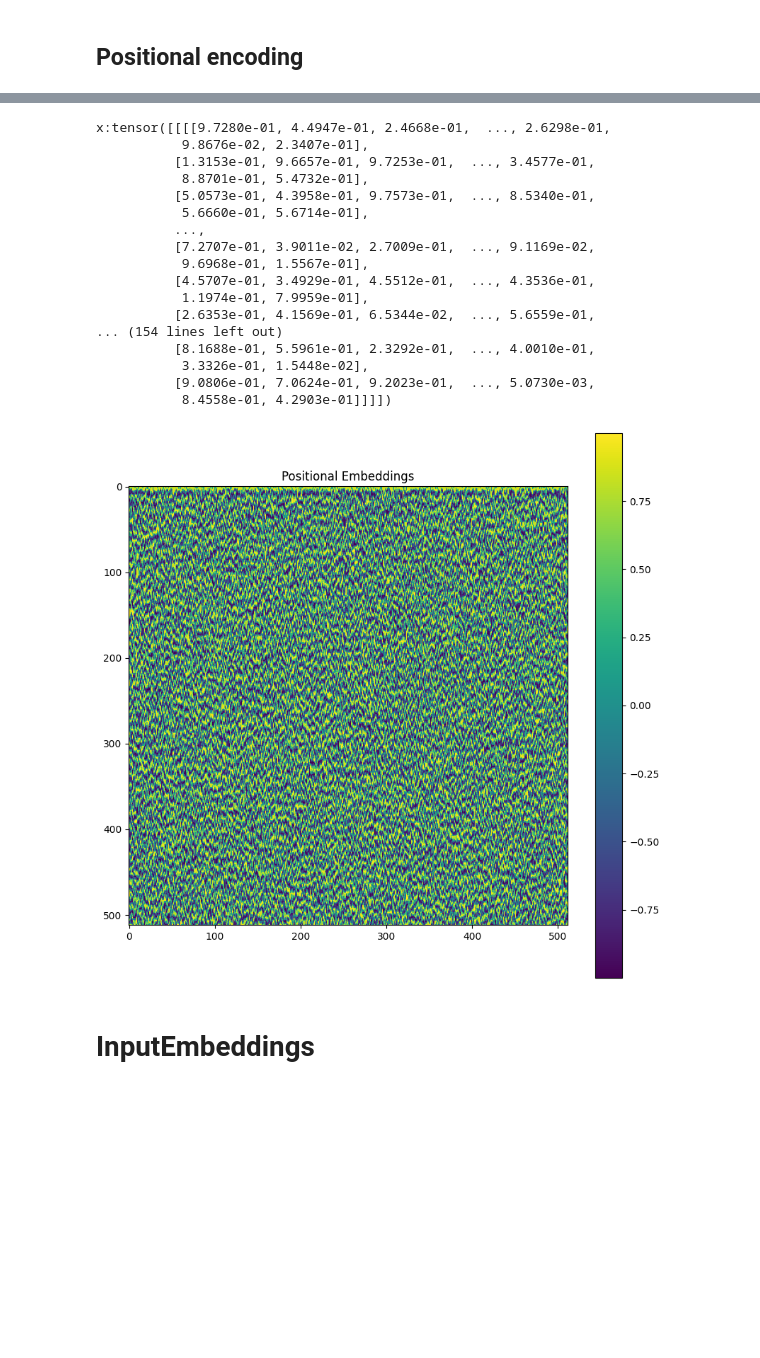
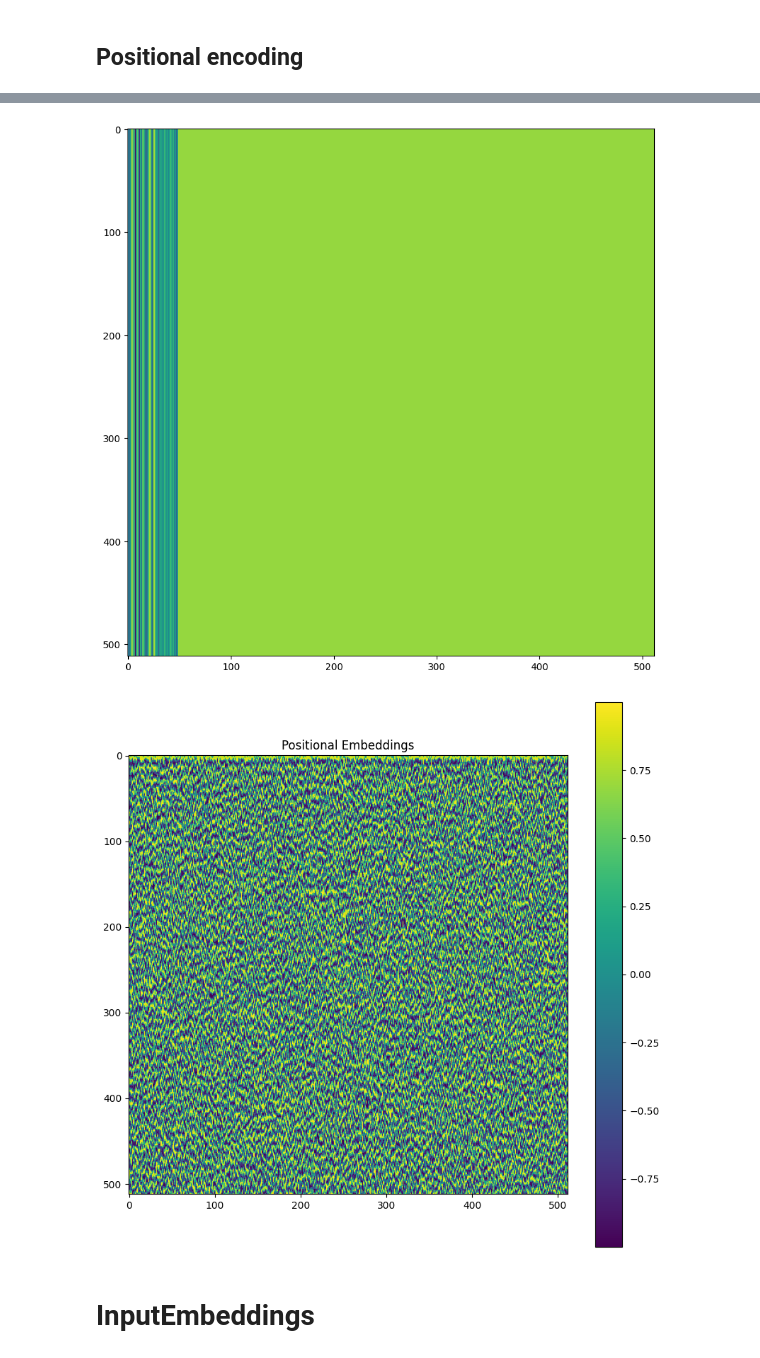
Before and after one commit to robot-76/project_one, a Jupyter notebook: coco_detr.ipynb, the cells around one changed output, grey strips where cells are left out. Drawn from its saved outputs; the diff is of its cells as text; code cells hidden in the pictures; blank space fills up the shorter version.

```diff
--- a/coco_detr.ipynb
+++ b/coco_detr.ipynb
@@ -83,3 +150,17 @@ masks = torch.randint(0, 2, (4, 512, 512), dtype=torch.bool)
 
 
 tensor_list = TensorList(images, masks)
+# %%
+# Define arguments for positional encoding - specify the desired method
+args_sine = {'position_embedding': 'sine', 'hidden_dim': 256}
+args_learned = {'position_embedding': 'learned', 'hidden_dim': 256}
+
+# Call build_position_encoding with the arguments for sine encoding
+position_encoding_func_sine = SimpleDetr.build_position_encoding(args_sine)
+
+# Call build_position_encoding with the arguments for learned encoding
+position_encoding_func_learned = SimpleDetr.build_position_encoding(args_learned)
+
+# Now, you can call the obtained functions with tensor_list as argument to get the positional encoding tensors
+pos_sine = position_encoding_func_sine(tensor_list)
+pos_learned = position_encoding_func_learned(tensor_list)
@@ -86,37 +185,25 @@ tensor_list = TensorList(images, masks)
 # %%
 import matplotlib.pyplot as plt
 
-# Assume pos is your positional embedding tensor
-pos = SimpleDetr.position_embedding_sine(tensor_list)
+
 
 # Convert tensor to numpy array
-pos_np = pos.detach().numpy()
+pos_np = pos_learned.detach().numpy()
+os_np = pos_sine.detach().numpy()
 
 # Plot the positional embeddings
 plt.figure(figsize=(10,10))
 plt.imshow(pos_np[0][0], cmap='viridis')
+
+plt.figure(figsize=(10,10))
+plt.imshow(os_np[0][0], cmap='viridis')
+
 plt.colorbar()
 plt.title('Positional Embeddings')
 plt.show()
 # %% [output]
-x:tensor([[[[9.7280e-01, 4.4947e-01, 2.4668e-01,  ..., 2.6298e-01,
-           9.8676e-02, 2.3407e-01],
-          [1.3153e-01, 9.6657e-01, 9.7253e-01,  ..., 3.4577e-01,
-           8.8701e-01, 5.4732e-01],
-          [5.0573e-01, 4.3958e-01, 9.7573e-01,  ..., 8.5340e-01,
-           5.6660e-01, 5.6714e-01],
-          ...,
-          [7.2707e-01, 3.9011e-02, 2.7009e-01,  ..., 9.1169e-02,
-           9.6968e-01, 1.5567e-01],
-          [4.5707e-01, 3.4929e-01, 4.5512e-01,  ..., 4.3536e-01,
-           1.1974e-01, 7.9959e-01],
-          [2.6353e-01, 4.1569e-01, 6.5344e-02,  ..., 5.6559e-01,
-... (154 lines left out)
-          [8.1688e-01, 5.5961e-01, 2.3292e-01,  ..., 4.0010e-01,
-           3.3326e-01, 1.5448e-02],
-          [9.0806e-01, 7.0624e-01, 9.2023e-01,  ..., 5.0730e-03,
-           8.4558e-01, 4.2903e-01]]]])
-[figure, old version]
+[figure, new version]
+[figure, added]
 # %% [markdown]
 # InputEmbeddings
 # %%
```
Also changed, not shown: parts of 28 cells of this notebook.
